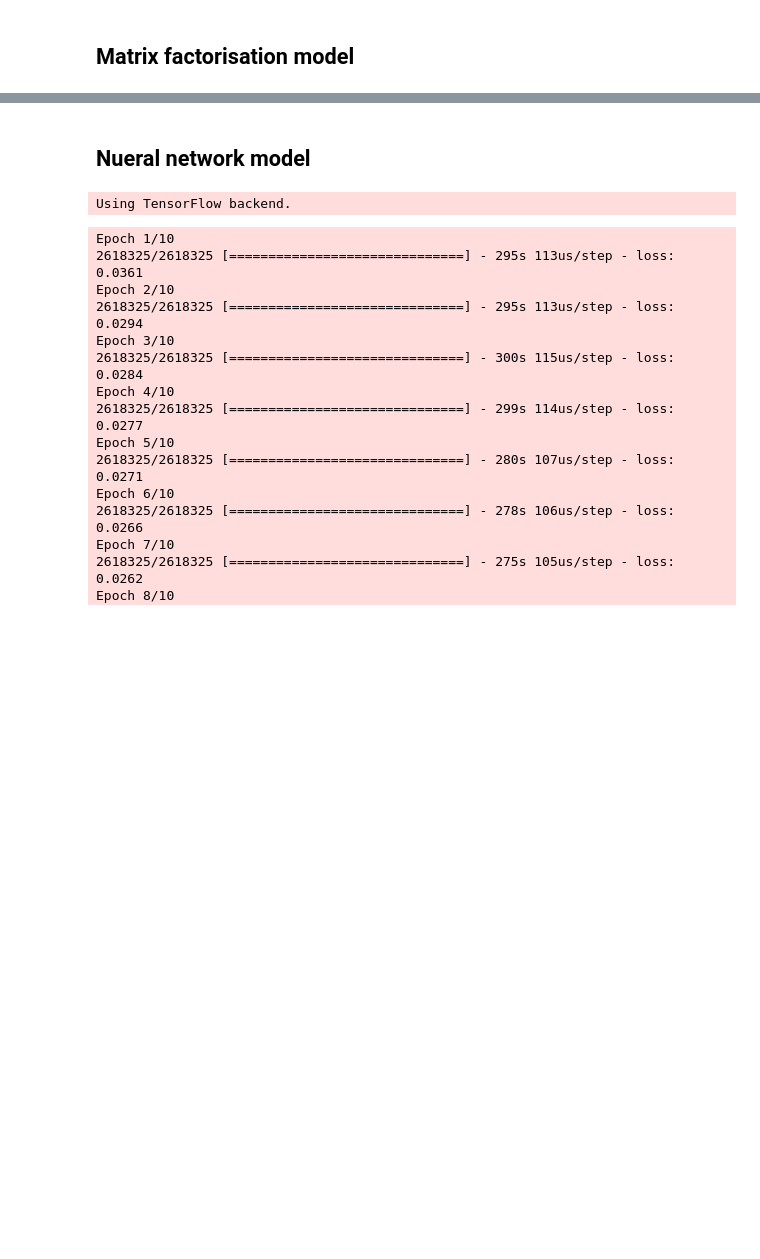
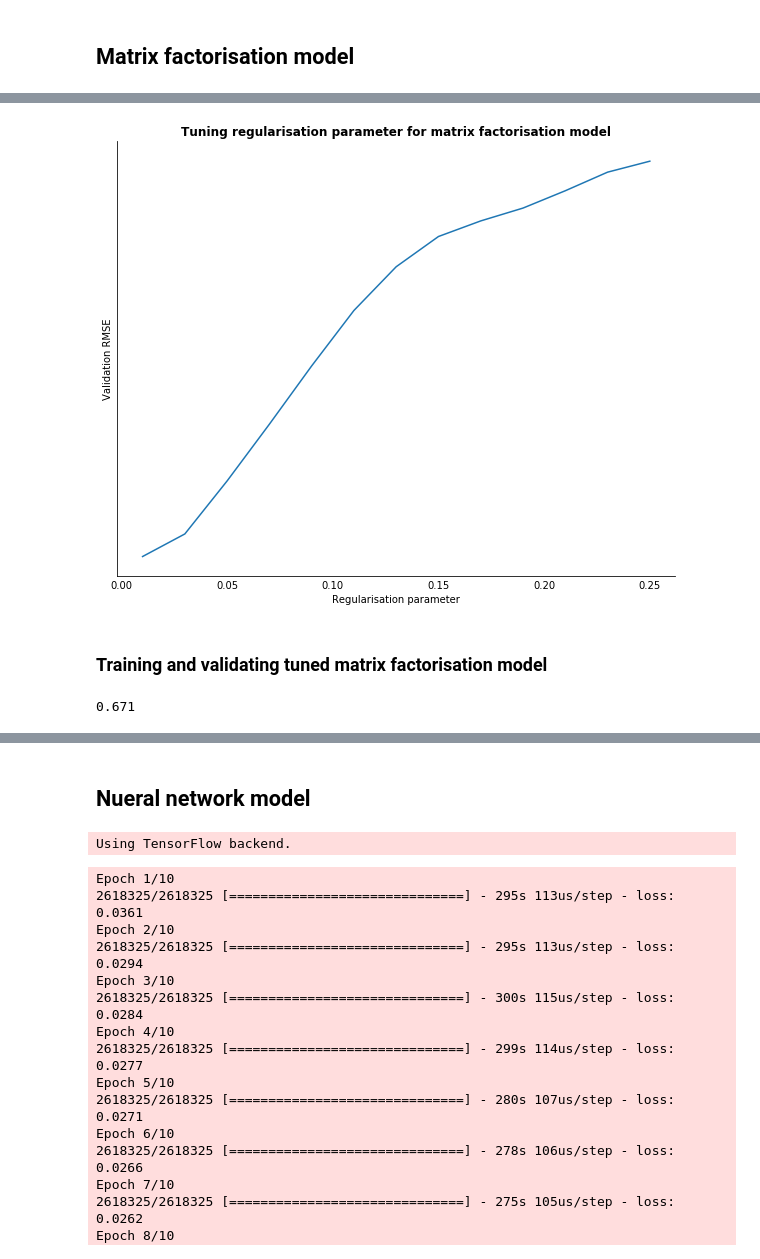
Before and after one commit to jackbustertann/Movie_recommendation_system, a Jupyter notebook: index.ipynb, the cells around one changed output, grey strips where cells are left out. Saved outputs shown, nothing was run; the diff lists cells and outputs as text; code cells hidden in the pictures; blank space fills up the shorter version.

```diff
--- a/index.ipynb
+++ b/index.ipynb
@@ -287,0 +391,7 @@ SpongeBob SquarePants Movie, The
+# %%
+reg_params = list(np.arange(0.01, 0.27, 0.02))
+rmses_2 = []
+for param in reg_params:
+  rmse = train_MF_model(train_set_small, test_set_small, 10, reg_param = param)[1]
+  print("lambda = {}, rmse = {}".format(round(param, 2), round(rmse, 3)))
+  rmses_2.append(rmse)
@@ -287,0 +412,15 @@ SpongeBob SquarePants Movie, The
+# %%
+fig = plt.figure(figsize = (10,8))
+ax = fig.add_subplot(111)
+ax.plot(reg_params, rmses_2)
+ax.tick_params(axis= 'both', which= 'both',length = 0)
+ax.set_yticks([])
+ax.spines['top'].set_visible(False)
+ax.spines['right'].set_visible(False)
+ax.set_title('Tuning regularisation parameter for matrix factorisation model', fontweight = 'bold')
+ax.set_xlabel('Regularisation parameter')
+ax.set_ylabel('Validation RMSE');
+# %% [output]
+[figure, added]
+# %% [markdown]
+### Training and validating tuned matrix factorisation model
@@ -287,0 +430,5 @@ SpongeBob SquarePants Movie, The
+# %%
+# calculating rmse for tuned matrix factorisation model
+round(tuned_rmse, 3)
+# %% [output]
+0.671
```
Also changed, not shown: parts of 40 cells of this notebook, 2 other files.
